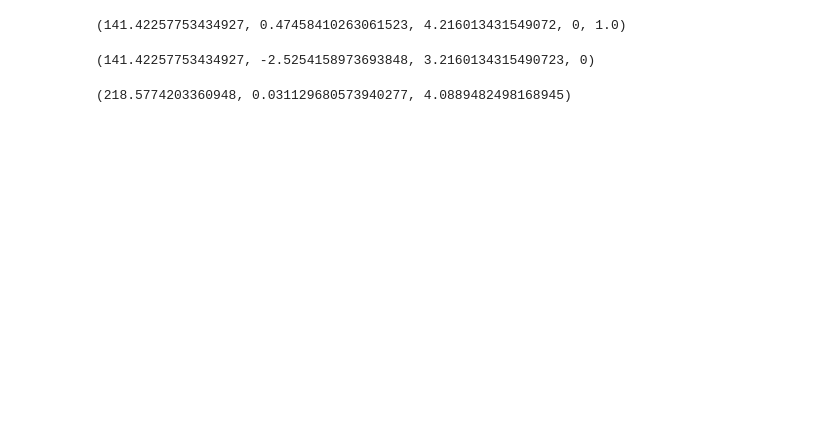
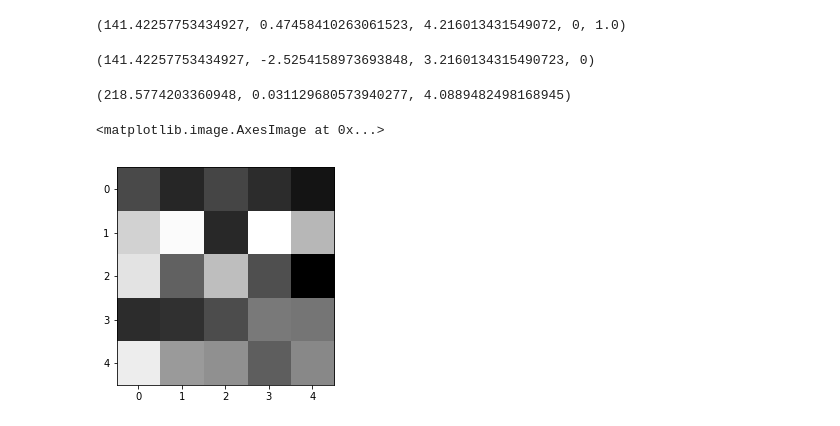
Before and after one commit to phonchi/Cryo-RAlib, a Jupyter notebook: cuda/EMAN2_test.ipynb, the cells around one changed output. Saved outputs shown, nothing was run; the diff lists cells and outputs as text; code cells hidden in the pictures; blank space fills up the shorter version.

```diff
--- a/cuda/EMAN2_test.ipynb
+++ b/cuda/EMAN2_test.ipynb
@@ -119,0 +135,9 @@ a, sxi, syi
+# %%
+a = np.random.random((5,5))
+Ea = EMNumPy.numpy2em(a)
+Ea.write_image("../simple_ref.hdf", 0)
+# %%
+plt.imshow(EMNumPy.em2numpy(Ea), cmap='gray')
+# %% [output]
+<matplotlib.image.AxesImage at 0x...>
+[figure, added]
```
Also changed, not shown: parts of 16 cells of this notebook, 12 other files.
